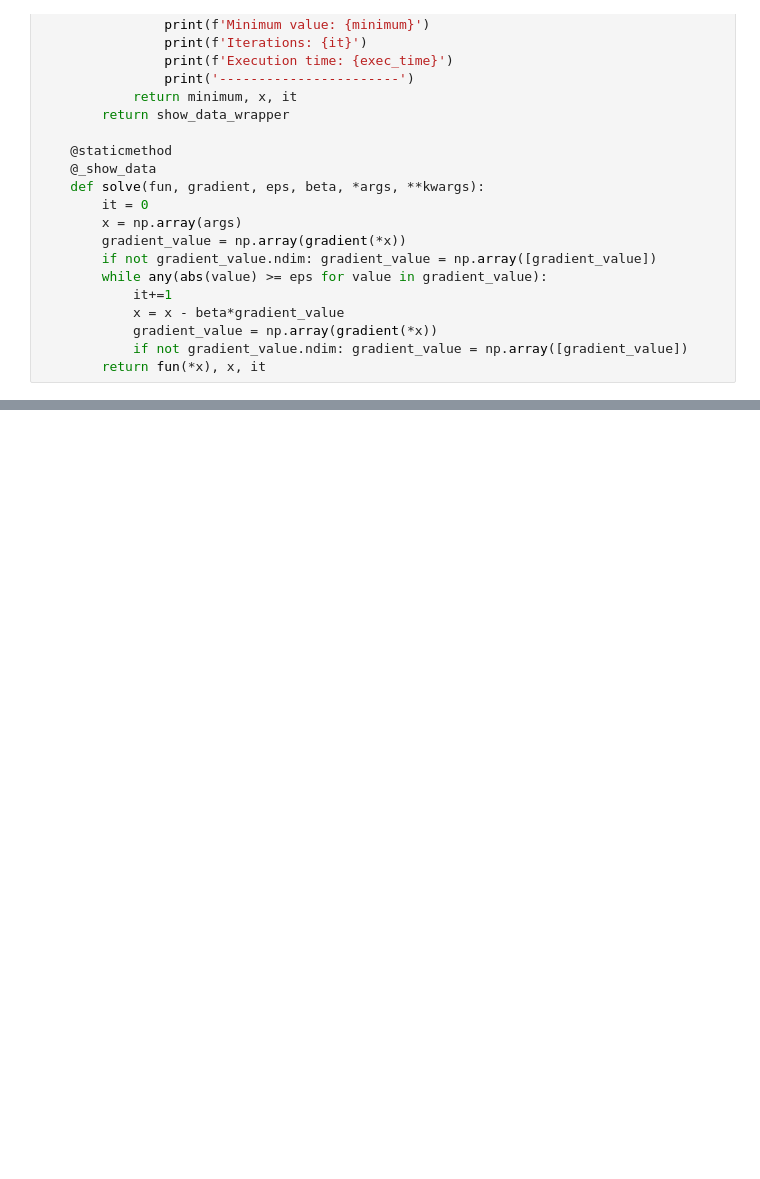
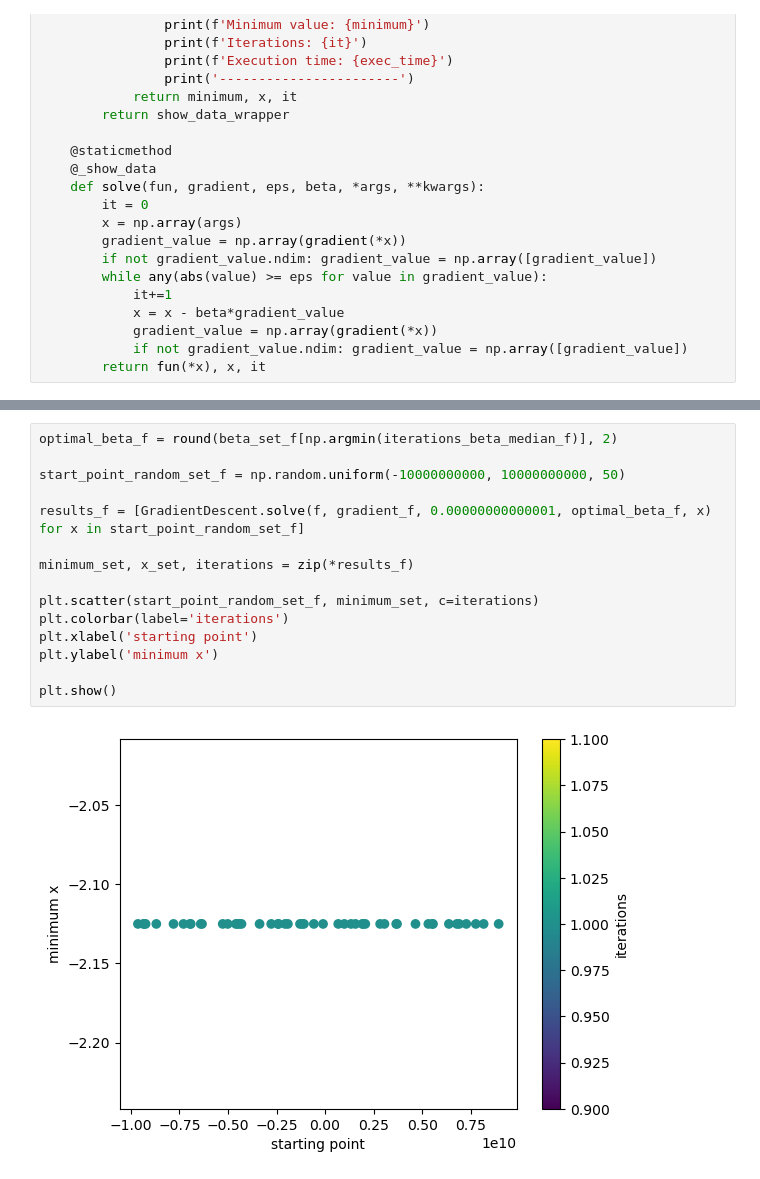
Before and after one commit to iszablowski/WSI24L, a Jupyter notebook: wsi1_gradietnt_descent/gradient_descent.ipynb, the cells around one changed output, grey strips where cells are left out. Cells and saved outputs as stored; diff of their text form; blank space fills up the shorter version.

```diff
--- a/wsi1_gradietnt_descent/gradient_descent.ipynb
+++ b/wsi1_gradietnt_descent/gradient_descent.ipynb
@@ -115 +124,18 @@ plt.show()
+# %%
+optimal_beta_f = round(beta_set_f[np.argmin(iterations_beta_median_f)], 2)
+
+start_point_random_set_f = np.random.uniform(-10000000000, 10000000000, 50)
+
+results_f = [GradientDescent.solve(f, gradient_f, 0.00000000000001, optimal_beta_f, x) for x in start_point_random_set_f]
+
+minimum_set, x_set, iterations = zip(*results_f)
+
+plt.scatter(start_point_random_set_f, minimum_set, c=iterations)
+plt.colorbar(label='iterations')
+plt.xlabel('starting point')
+plt.ylabel('minimum x')
+
+plt.show()
+# %% [output]
+[figure, added]
 # %%
```
Also changed, not shown: parts of 7 cells of this notebook.
